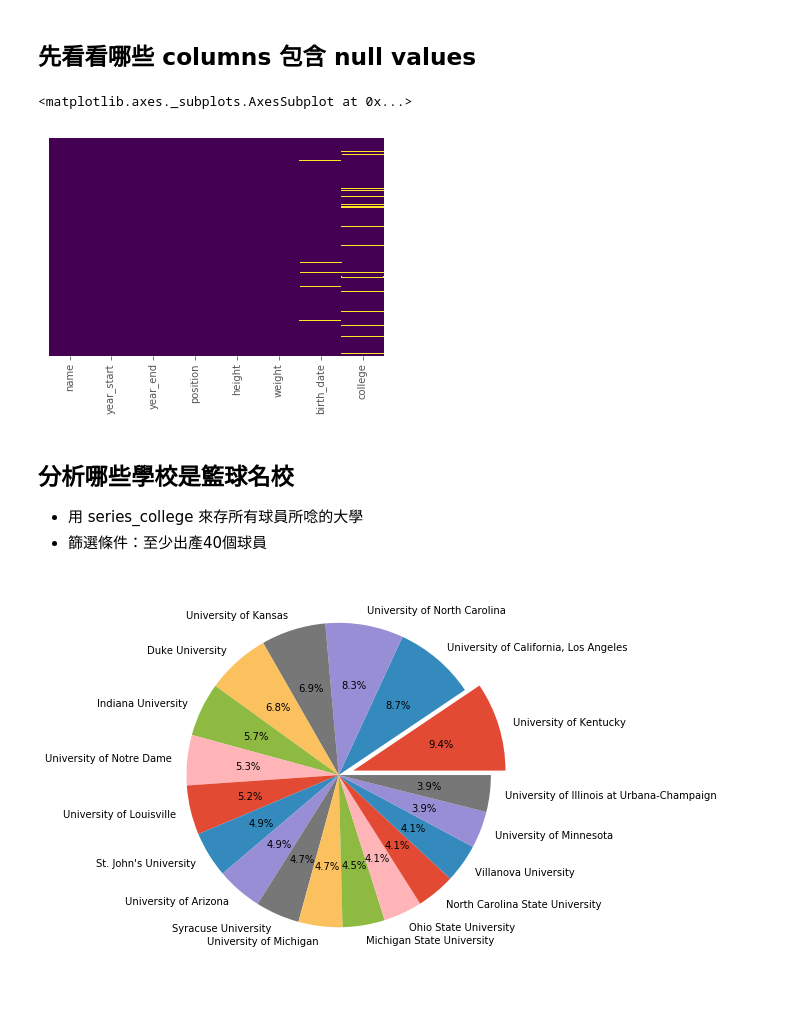
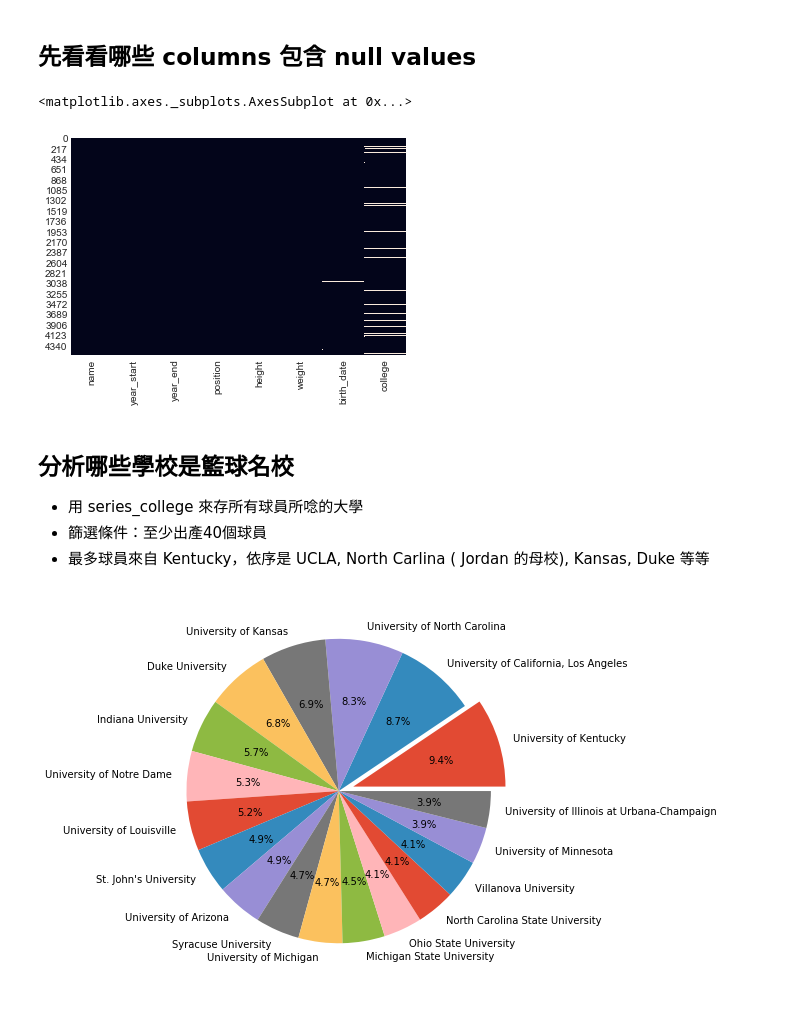
Before and after one commit to ChingChieh/FDA_HW1, a Jupyter notebook: Answer.ipynb, the cells around one changed output. Saved outputs shown, nothing was run; the diff lists cells and outputs as text; code cells hidden in the pictures.

```diff
--- a/Answer.ipynb
+++ b/Answer.ipynb
@@ -136,14 +137,15 @@ df_player.head()
 # %% [markdown]
 ## 先看看哪些 columns 包含 null values
 # %%
-sns.heatmap(df_player.isnull(),yticklabels=False,cbar=False,cmap='viridis')
+sns.heatmap(df_player.isnull(),cbar=False)
 # %% [output]
 <matplotlib.axes._subplots.AxesSubplot at 0x...>
-[figure, old version]
+[figure, new version]
 # %% [markdown]
 ## 分析哪些學校是籃球名校
 - 用 series_college 來存所有球員所唸的大學
 - 篩選條件：至少出產40個球員
+- 最多球員來自 Kentucky，依序是 UCLA, North Carlina ( Jordan 的母校), Kansas, Duke 等等
 # %%
 series_college = df_player['college']
 # %%
```
Also changed, not shown: parts of 7 cells of this notebook.
